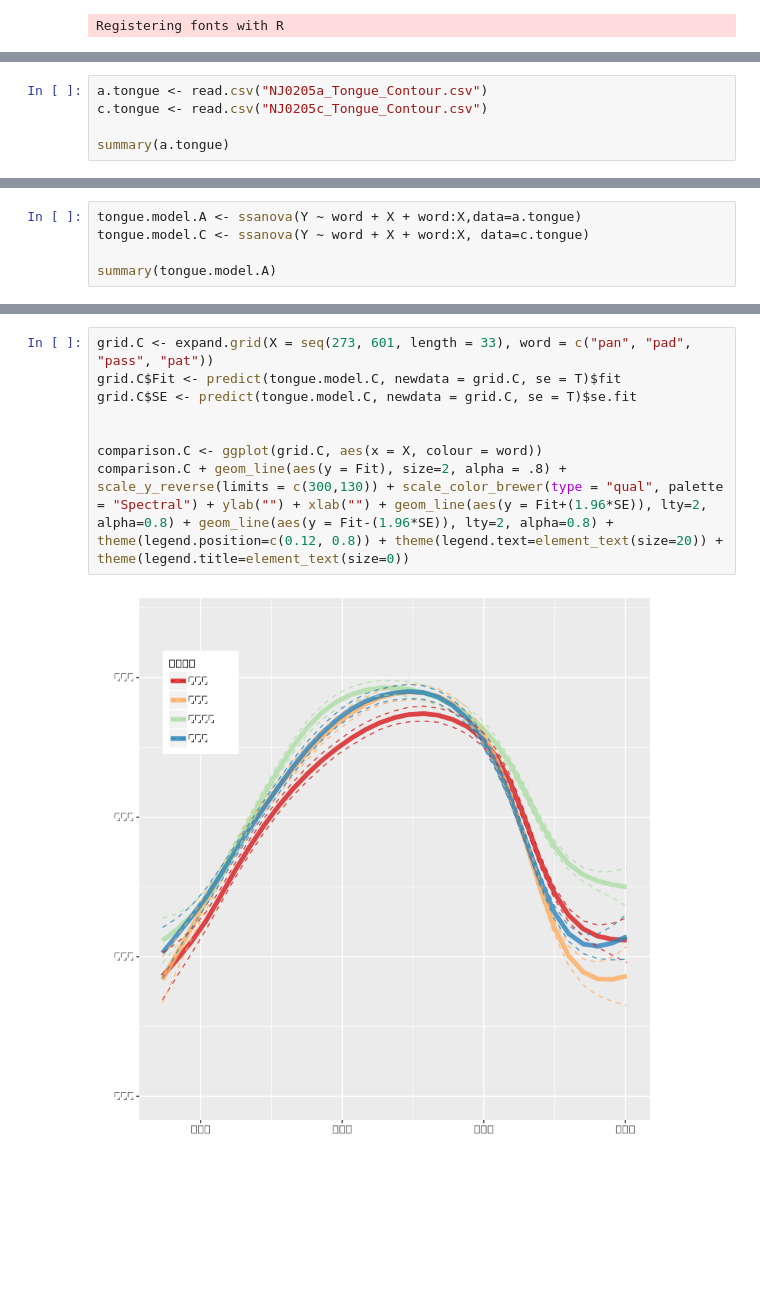
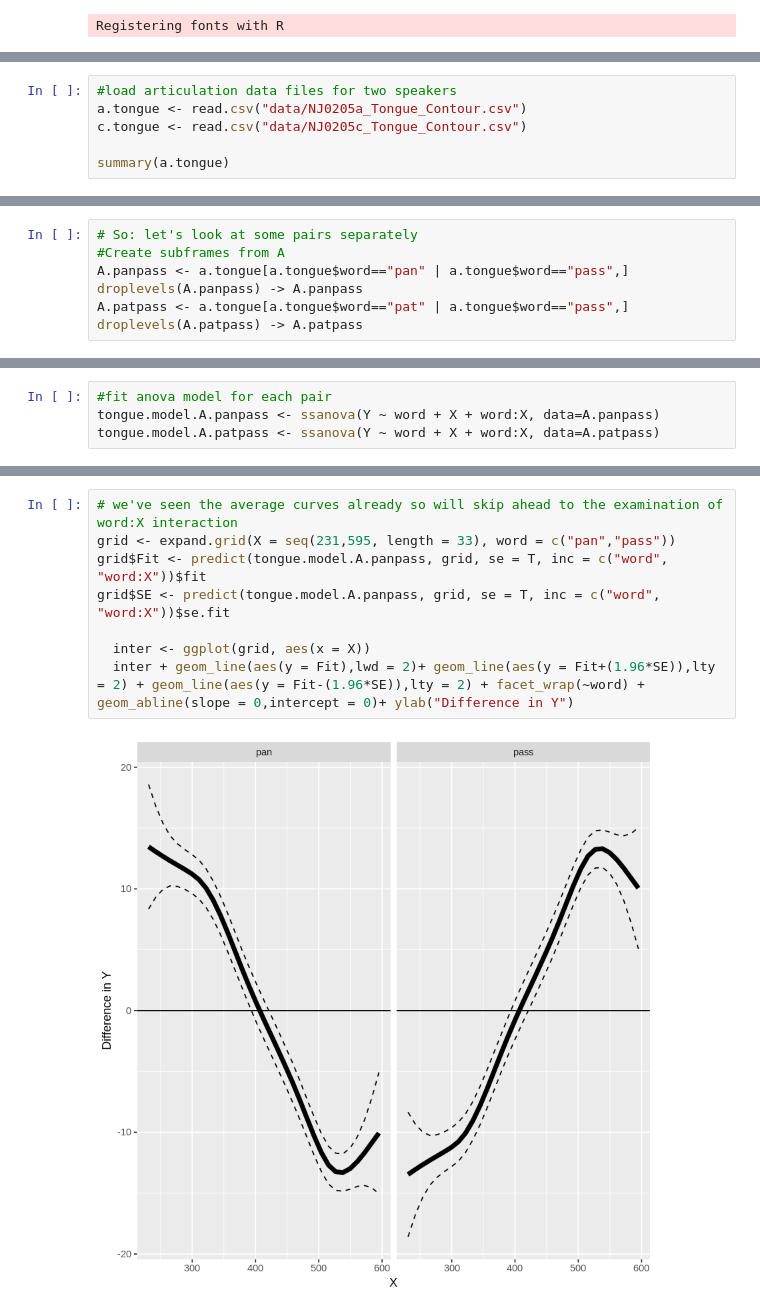
Before and after one commit to SchattenGenie/statsbio, a Jupyter notebook: seminars/09_anova/ssanova.ipynb, the cells around one changed output, grey strips where cells are left out. Cells and saved outputs as stored; diff of their text form; blank space fills up the shorter version.

```diff
--- a/seminars/09_anova/ssanova.ipynb
+++ b/seminars/09_anova/ssanova.ipynb
@@ -11,8 +11,9 @@ Registering fonts with R
 
 ![](http://content6.flixster.com/photo/11/38/44/11384492_gal.jpg)
 # %%
-a.tongue <- read.csv("NJ0205a_Tongue_Contour.csv")
-c.tongue <- read.csv("NJ0205c_Tongue_Contour.csv")
+#load articulation data files for two speakers
+a.tongue <- read.csv("data/NJ0205a_Tongue_Contour.csv")
+c.tongue <- read.csv("data/NJ0205c_Tongue_Contour.csv")
 
 summary(a.tongue)
 # %% [output]
@@ -45,0 +177,7 @@ C.tokens + geom_line(aes(y=Y), alpha = 0.8, size=1) + scale_y_reverse(limits = c
+# %%
+# So: let's look at some pairs separately
+#Create subframes from A
+A.panpass <- a.tongue[a.tongue$word=="pan" | a.tongue$word=="pass",]
+droplevels(A.panpass) -> A.panpass
+A.patpass <- a.tongue[a.tongue$word=="pat" | a.tongue$word=="pass",]
+droplevels(A.patpass) -> A.patpass
@@ -46,5 +195,4 @@ C.tokens + geom_line(aes(y=Y), alpha = 0.8, size=1) + scale_y_reverse(limits = c
 # %%
-tongue.model.A <- ssanova(Y ~ word + X + word:X,data=a.tongue)
-tongue.model.C <- ssanova(Y ~ word + X + word:X, data=c.tongue)
-
-summary(tongue.model.A)
+#fit anova model for each pair
+tongue.model.A.panpass <- ssanova(Y ~ word + X + word:X, data=A.panpass)
+tongue.model.A.patpass <- ssanova(Y ~ word + X + word:X, data=A.patpass)
@@ -102,10 +199,10 @@ comparison.A + geom_line(aes(y = Fit), size=2, alpha = .8) + scale_y_reverse(lim
 # %%
-grid.C <- expand.grid(X = seq(273, 601, length = 33), word = c("pan", "pad", "pass", "pat"))
-grid.C$Fit <- predict(tongue.model.C, newdata = grid.C, se = T)$fit
-grid.C$SE <- predict(tongue.model.C, newdata = grid.C, se = T)$se.fit
+# we've seen the average curves already so will skip ahead to the examination of word:X interaction
+grid <- expand.grid(X = seq(231,595, length = 33), word = c("pan","pass"))
+grid$Fit <- predict(tongue.model.A.panpass, grid, se = T, inc = c("word", "word:X"))$fit
+grid$SE <- predict(tongue.model.A.panpass, grid, se = T, inc = c("word", "word:X"))$se.fit
 
-
-comparison.C <- ggplot(grid.C, aes(x = X, colour = word))
-comparison.C + geom_line(aes(y = Fit), size=2, alpha = .8) + scale_y_reverse(limits = c(300,130)) + scale_color_brewer(type = "qual", palette = "Spectral") + ylab("") + xlab("") + geom_line(aes(y = Fit+(1.96*SE)), lty=2, alpha=0.8) + geom_line(aes(y = Fit-(1.96*SE)), lty=2, alpha=0.8) +  theme(legend.position=c(0.12, 0.8)) + theme(legend.text=element_text(size=20)) + theme(legend.title=element_text(size=0))
+  inter <- ggplot(grid, aes(x = X))
+  inter + geom_line(aes(y = Fit),lwd = 2)+ geom_line(aes(y = Fit+(1.96*SE)),lty = 2) + geom_line(aes(y = Fit-(1.96*SE)),lty = 2) + facet_wrap(~word) + geom_abline(slope = 0,intercept = 0)+ ylab("Difference in Y")
 # %% [output]
-[figure, old version]
+[figure, new version]
```
Also changed, not shown: parts of 25 cells of this notebook, 54 other files.
